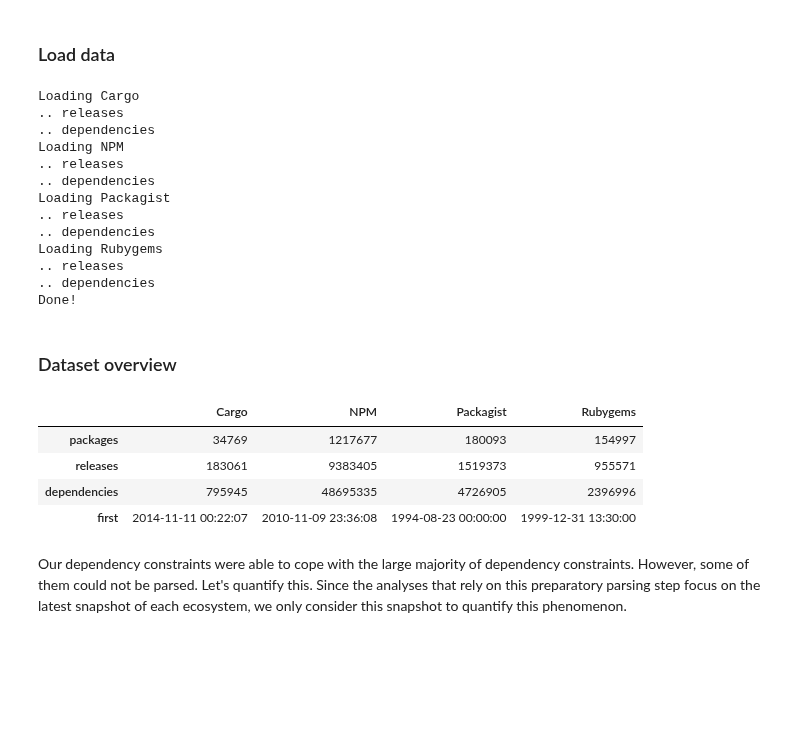
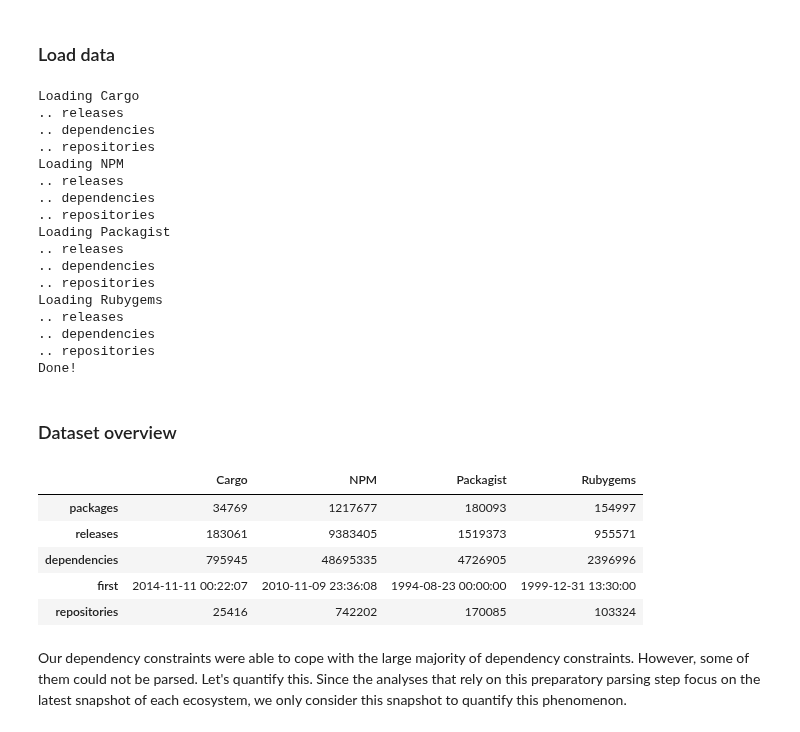
Before and after one commit to AlexandreDecan/secos-zero, a Jupyter notebook: notebooks/Magic zero.ipynb, the cells around one changed output. Saved outputs shown, nothing was run; the diff lists cells and outputs as text; code cells hidden in the pictures; blank space fills up the shorter version.

Commit message:
Package characteristics

```diff
--- a/notebooks/Magic zero.ipynb
+++ b/notebooks/Magic zero.ipynb
@@ -46,6 +46,7 @@ savefig = _savefig if SAVEFIG else lambda x, y: None
 # %%
 df_releases = dict()
 df_dependencies = dict()
+df_repositories = dict()
 
 for ecosystem in ECOSYSTEMS:
     print('Loading', ecosystem)
@@ -65,39 +66,54 @@ for ecosystem in ECOSYSTEMS:
             '../data/{}-dependencies.csv.gz'.format(ecosystem),
         )
     )
+    print('.. repositories')
+    df_repositories[ecosystem] = (
+        pandas.read_csv(
+            '../data/{}-repositories.csv.gz'.format(ecosystem),
+            parse_dates=['date'],
+            infer_datetime_format=True,
+        )
+    )
+
 print('Done!')
 # %% [output]
 Loading Cargo
 .. releases
 .. dependencies
+.. repositories
 Loading NPM
 .. releases
 .. dependencies
+.. repositories
 Loading Packagist
 .. releases
 .. dependencies
+.. repositories
 Loading Rubygems
 .. releases
 .. dependencies
+.. repositories
 Done!
 # %% [markdown]
 ### Dataset overview
 # %%
-data = pandas.DataFrame(index=['packages', 'releases', 'dependencies', 'first'], columns=ECOSYSTEMS)
+data = pandas.DataFrame(index=['packages', 'releases', 'dependencies', 'first', 'repositories'], columns=ECOSYSTEMS)
 
 for ecosystem in ECOSYSTEMS:
     data.at['packages', ecosystem] = len(df_releases[ecosystem].drop_duplicates(['package']))
     data.at['releases', ecosystem] = len(df_releases[ecosystem].drop_duplicates(['package', 'version']))
     data.at['dependencies', ecosystem] = len(df_dependencies[ecosystem])
     data.at['first', ecosystem] = df_releases[ecosystem]['date'].min()
+    data.at['repositories', ecosystem] = len(df_repositories[ecosystem])
 
 data
 # %% [output]
 |  | Cargo | NPM | Packagist | Rubygems |
 | packages | 34769 | 1217677 | 180093 | 154997 |
 | releases | 183061 | 9383405 | 1519373 | 955571 |
 | dependencies | 795945 | 48695335 | 4726905 | 2396996 |
 | first | 2014-11-11 00:22:07 | 2010-11-09 23:36:08 | 1994-08-23 00:00:00 | 1999-12-31 13:30:00 |
+| repositories | 25416 | 742202 | 170085 | 103324 |
 # %% [markdown]
 Our dependency constraints were able to cope with the large majority of dependency constraints. However, some of them could not be parsed. Let's quantify this.
 Since the analyses that rely on this preparatory parsing step focus on the latest snapshot of each ecosystem, we only consider this snapshot to quantify this phenomenon.
```
Also changed, not shown: parts of 10 cells of this notebook.
